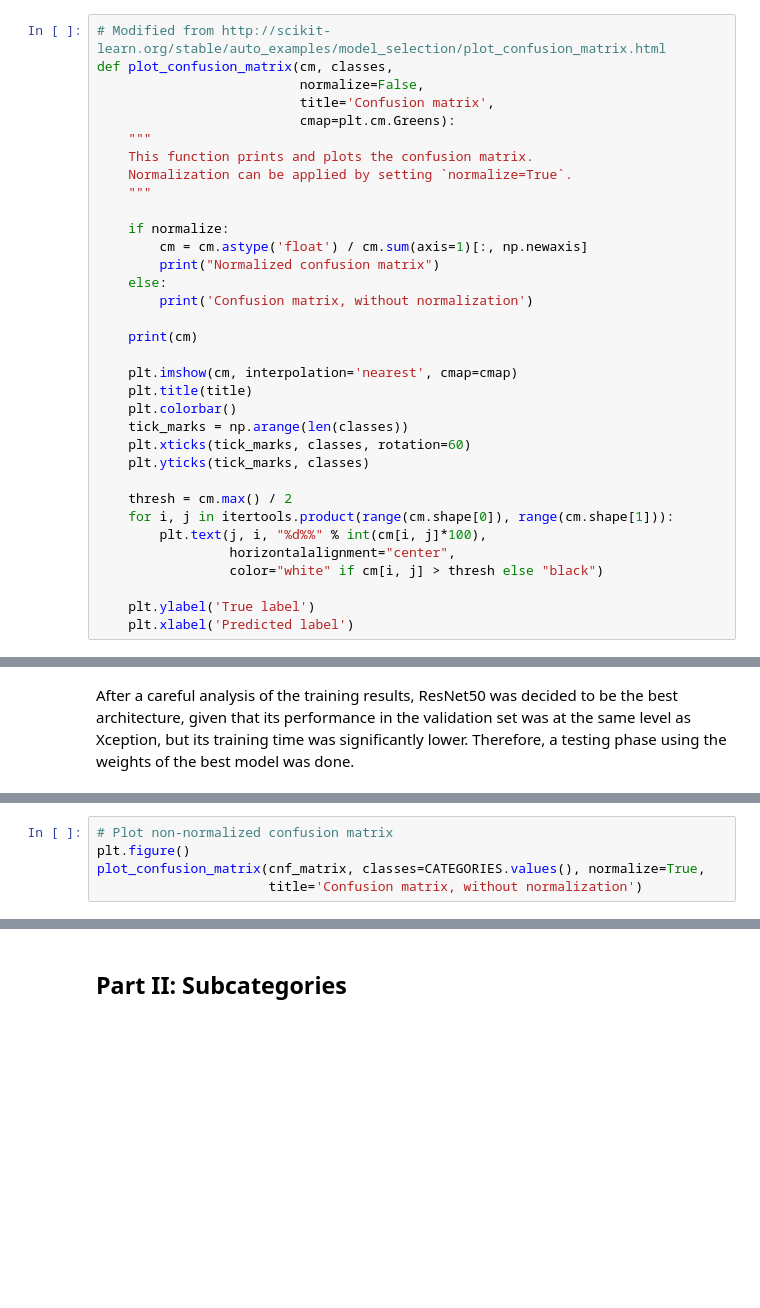
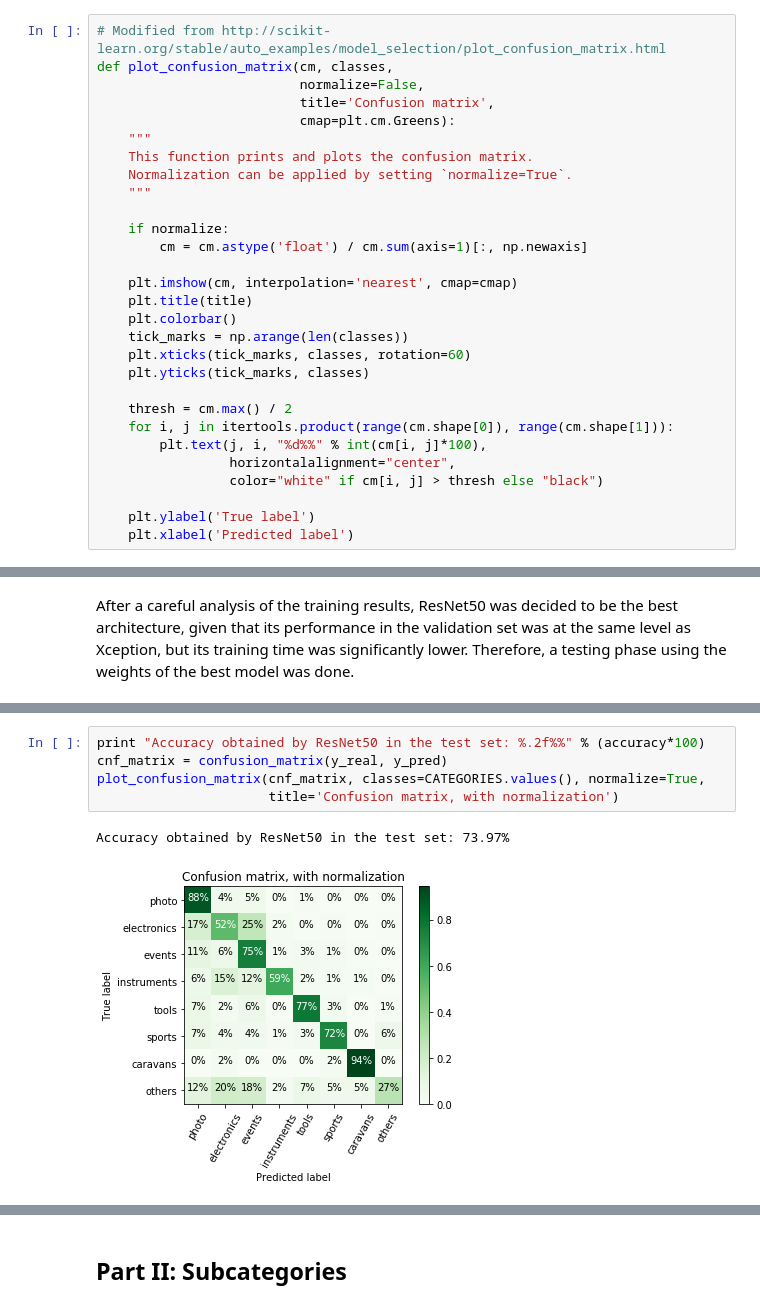
Before and after one commit to josruice/dlforcv-final-project, a Jupyter notebook: Final-Project.ipynb, the cells around one changed output, grey strips where cells are left out. Drawn from its saved outputs; the diff is of its cells as text; blank space fills up the shorter version.

```diff
--- a/Final-Project.ipynb
+++ b/Final-Project.ipynb
@@ -178,11 +180,6 @@ def plot_confusion_matrix(cm, classes,
 
     if normalize:
         cm = cm.astype('float') / cm.sum(axis=1)[:, np.newaxis]
-        print("Normalized confusion matrix")
-    else:
-        print('Confusion matrix, without normalization')
-
-    print(cm)
 
     plt.imshow(cm, interpolation='nearest', cmap=cmap)
     plt.title(title)
@@ -622,5 +646,8 @@ cnf_matrix.max()/2
 # %%
-# Plot non-normalized confusion matrix
-plt.figure()
+print "Accuracy obtained by ResNet50 in the test set: %.2f%%" % (accuracy*100)
+cnf_matrix = confusion_matrix(y_real, y_pred)
 plot_confusion_matrix(cnf_matrix, classes=CATEGORIES.values(), normalize=True,
-                      title='Confusion matrix, without normalization')
+                      title='Confusion matrix, with normalization')
+# %% [output]
+Accuracy obtained by ResNet50 in the test set: 73.97%
+[figure, added]
```
Also changed, not shown: parts of 36 cells of this notebook, 9 other files.
